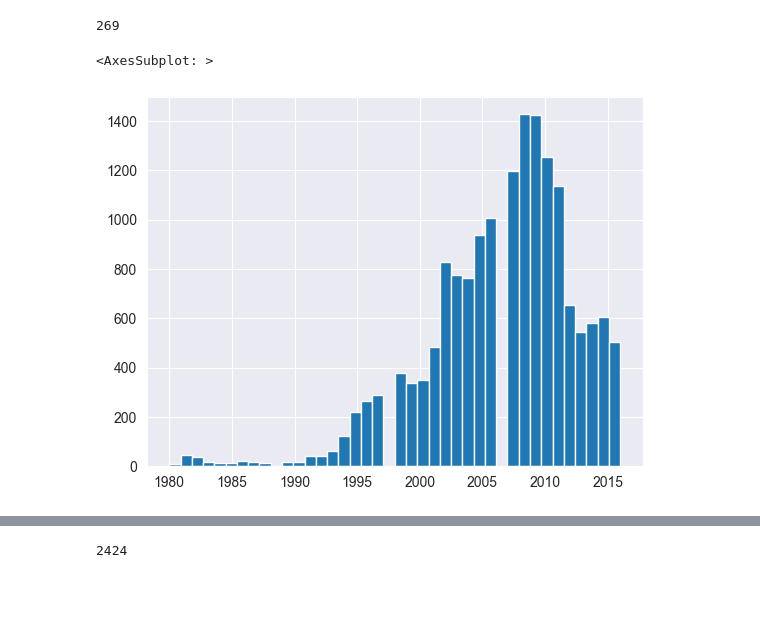
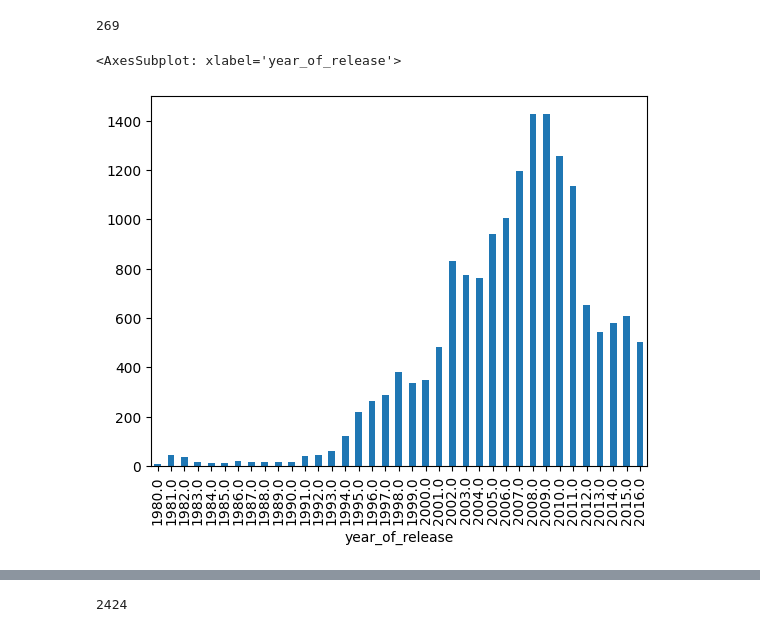
Before and after one commit to Shurick-G/practicum, a Jupyter notebook: prefab_project_1/prefab_project_1.ipynb, the cells around one changed output, grey strips where cells are left out. Cells and saved outputs as stored; diff of their text form; code cells hidden in the pictures; blank space fills up the shorter version.

```diff
--- a/prefab_project_1/prefab_project_1.ipynb
+++ b/prefab_project_1/prefab_project_1.ipynb
@@ -71,8 +71,8 @@ dtype: int64
 df['year_of_release'].isna().sum()
 # %% [output]
 269
-# %%
-df['year_of_release'].hist(bins=40)
-# %% [output]
-<AxesSubplot: >
-[figure, removed]
+# %%
+df.groupby('year_of_release')['name'].count().plot.bar(xlim=1995)
+# %% [output]
+<AxesSubplot: xlabel='year_of_release'>
+[figure, added]
```
Also changed, not shown: parts of 12 cells of this notebook.
